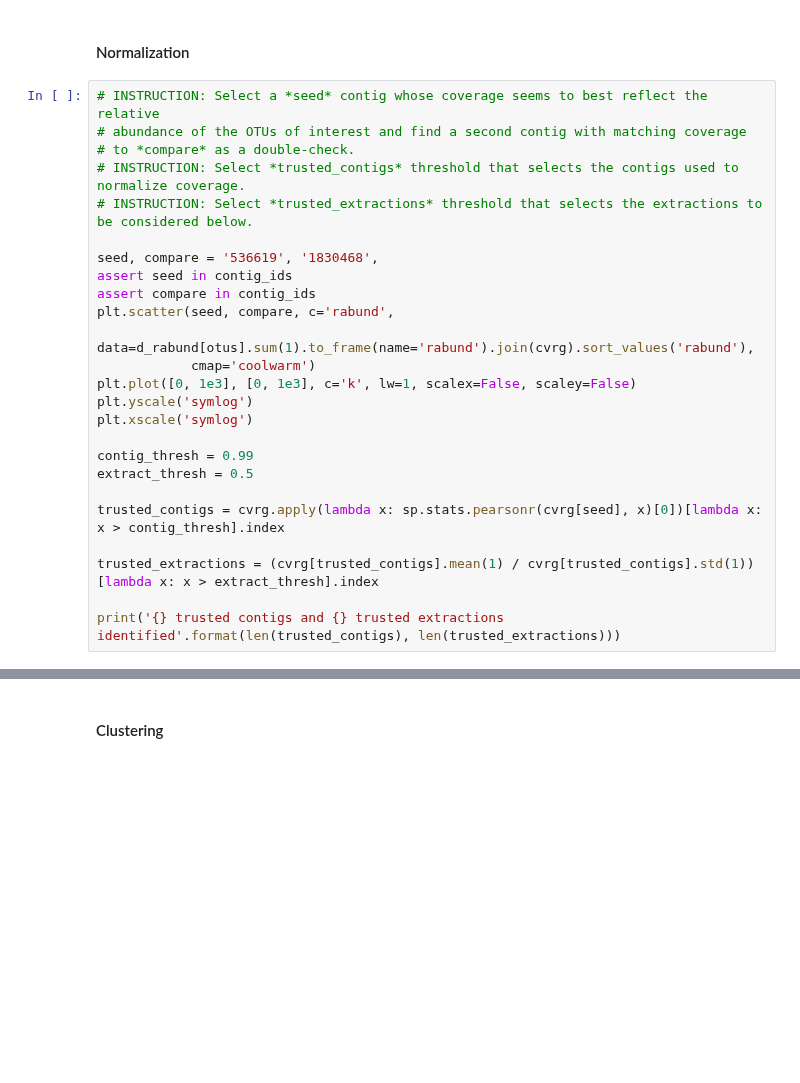
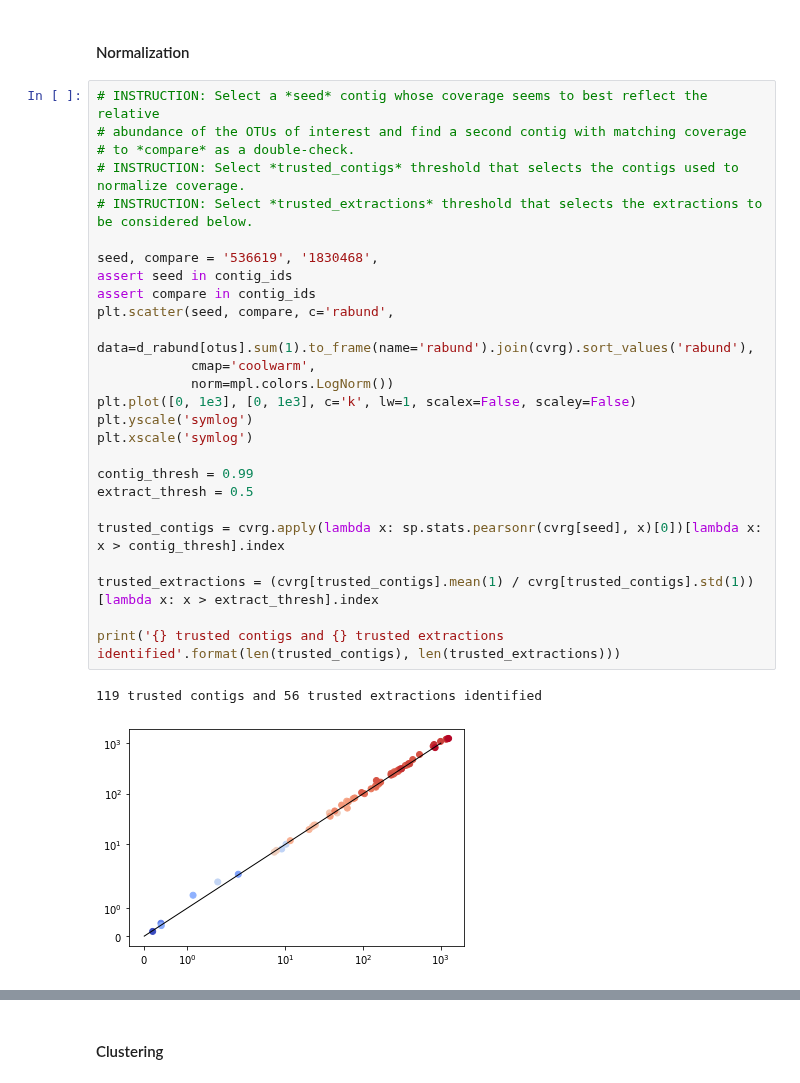
Before and after one commit to bsmith89/longev-mgen, a Jupyter notebook: nb/metabinning_and_strain_variation_muribaculaceae.ipynb, the cells around one changed output, grey strips where cells are left out. Drawn from its saved outputs; the diff is of its cells as text; blank space fills up the shorter version.

```diff
--- a/nb/metabinning_and_strain_variation_muribaculaceae.ipynb
+++ b/nb/metabinning_and_strain_variation_muribaculaceae.ipynb
@@ -193,28 +248,32 @@ contig_meta[lambda x: x.bin_id == 'bin00378'].sort_values('length', ascending=Fa
 # %%
 # INSTRUCTION: Select a *seed* contig whose coverage seems to best reflect the relative
 # abundance of the OTUs of interest and find a second contig with matching coverage
 # to *compare* as a double-check.
 # INSTRUCTION: Select *trusted_contigs* threshold that selects the contigs used to normalize coverage.
 # INSTRUCTION: Select *trusted_extractions* threshold that selects the extractions to be considered below.
 
 seed, compare = '536619', '1830468',
 assert seed in contig_ids
 assert compare in contig_ids
 plt.scatter(seed, compare, c='rabund',
             data=d_rabund[otus].sum(1).to_frame(name='rabund').join(cvrg).sort_values('rabund'),
-            cmap='coolwarm')
+            cmap='coolwarm',
+            norm=mpl.colors.LogNorm())
 plt.plot([0, 1e3], [0, 1e3], c='k', lw=1, scalex=False, scaley=False)
 plt.yscale('symlog')
 plt.xscale('symlog')
 
 contig_thresh = 0.99
 extract_thresh = 0.5
 
 trusted_contigs = cvrg.apply(lambda x: sp.stats.pearsonr(cvrg[seed], x)[0])[lambda x: x > contig_thresh].index
 
 trusted_extractions = (cvrg[trusted_contigs].mean(1) / cvrg[trusted_contigs].std(1))[lambda x: x > extract_thresh].index
 
 print('{} trusted contigs and {} trusted extractions identified'.format(len(trusted_contigs), len(trusted_extractions)))
+# %% [output]
+119 trusted contigs and 56 trusted extractions identified
+[figure, added]
 # %%
 cvrg_norm = cvrg.div(cvrg[trusted_contigs].mean(1), axis=0)
 _ = plt.hist(np.log(cvrg_norm.mean()), bins=np.linspace(-4, 6), label='with_untrusted', alpha=0.8)
```
Also changed, not shown: parts of 98 cells of this notebook, 8 other files.
